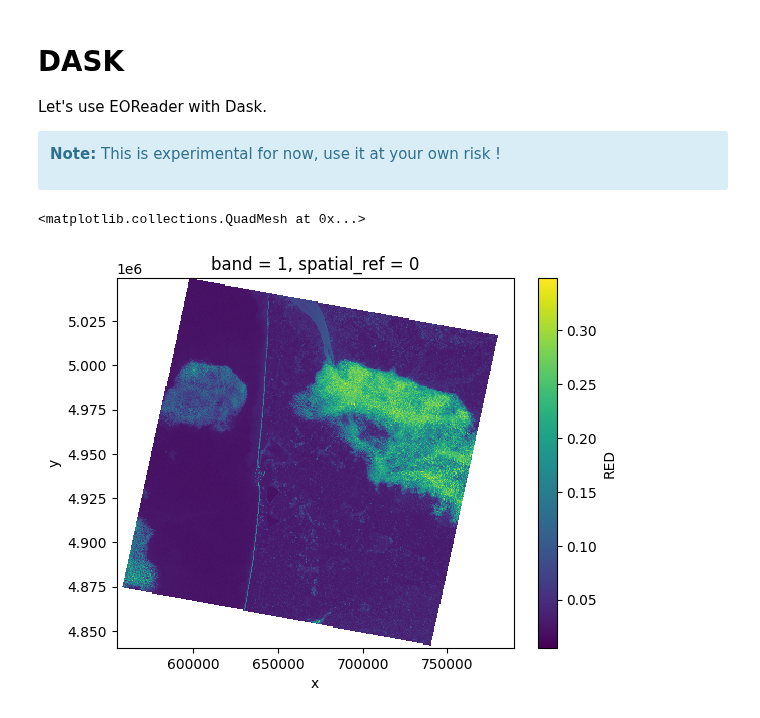
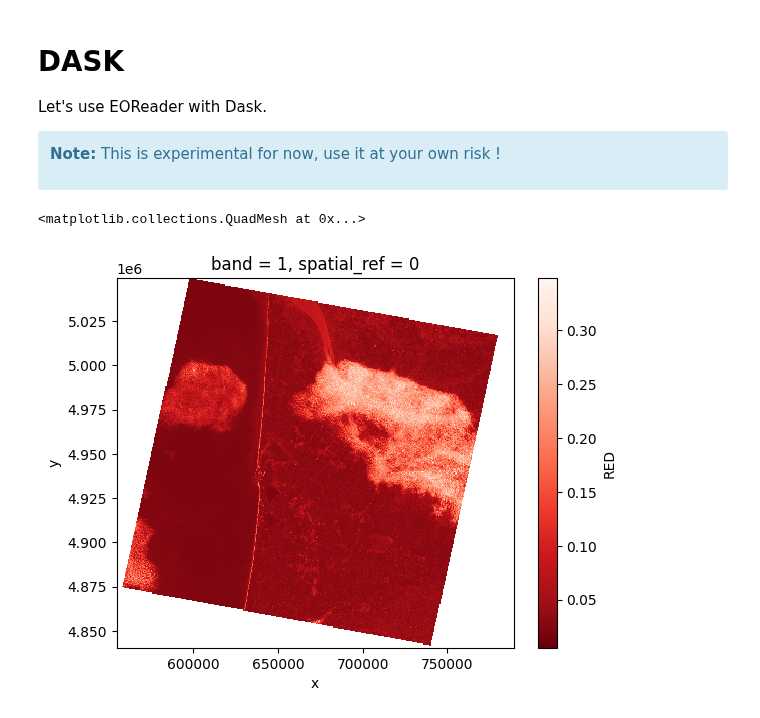
Before and after one commit to sertit/eoreader, a Jupyter notebook: docs/notebooks/dask.ipynb, the cells around one changed output. Saved outputs shown, nothing was run; the diff lists cells and outputs as text; code cells hidden in the pictures.

```diff
--- a/docs/notebooks/dask.ipynb
+++ b/docs/notebooks/dask.ipynb
@@ -10,31 +10,31 @@ Let's use EOReader with Dask.
 # %%
 # Imports
 import os
 from dask.distributed import Client, LocalCluster
 from eoreader.reader import Reader
 from eoreader.bands import RED
 from eoreader.env_vars import USE_DASK
 
 # Ensure EOReader uses dask
 os.environ[USE_DASK] = "1"
 
 # Create local cluster
 with LocalCluster(
         n_workers=4, threads_per_worker=4, processes=True
 ) as cluster, Client(cluster):
     # Create the reader
     reader = Reader()
 
     # Open your product
     path = os.path.join("/home", "data", "DATA", "PRODS", "LANDSATS_COL2",
                         "LM05_L1TP_200029_19841014_20200902_02_T2.tar")
     prod = reader.open(path, remove_tmp=True)
 
     # Load this band
-    band_dict = prod.load(RED)
+    red = prod.load(RED)[RED]
 
 # Plot band
-band_dict[RED][:, ::10, ::10].plot()
+red[:, ::10, ::10].plot(cmap="Reds_r")
 # %% [output]
 <matplotlib.collections.QuadMesh at 0x...>
-[figure, old version]
+[figure, new version]
```
Also changed, not shown: 11 other files.
